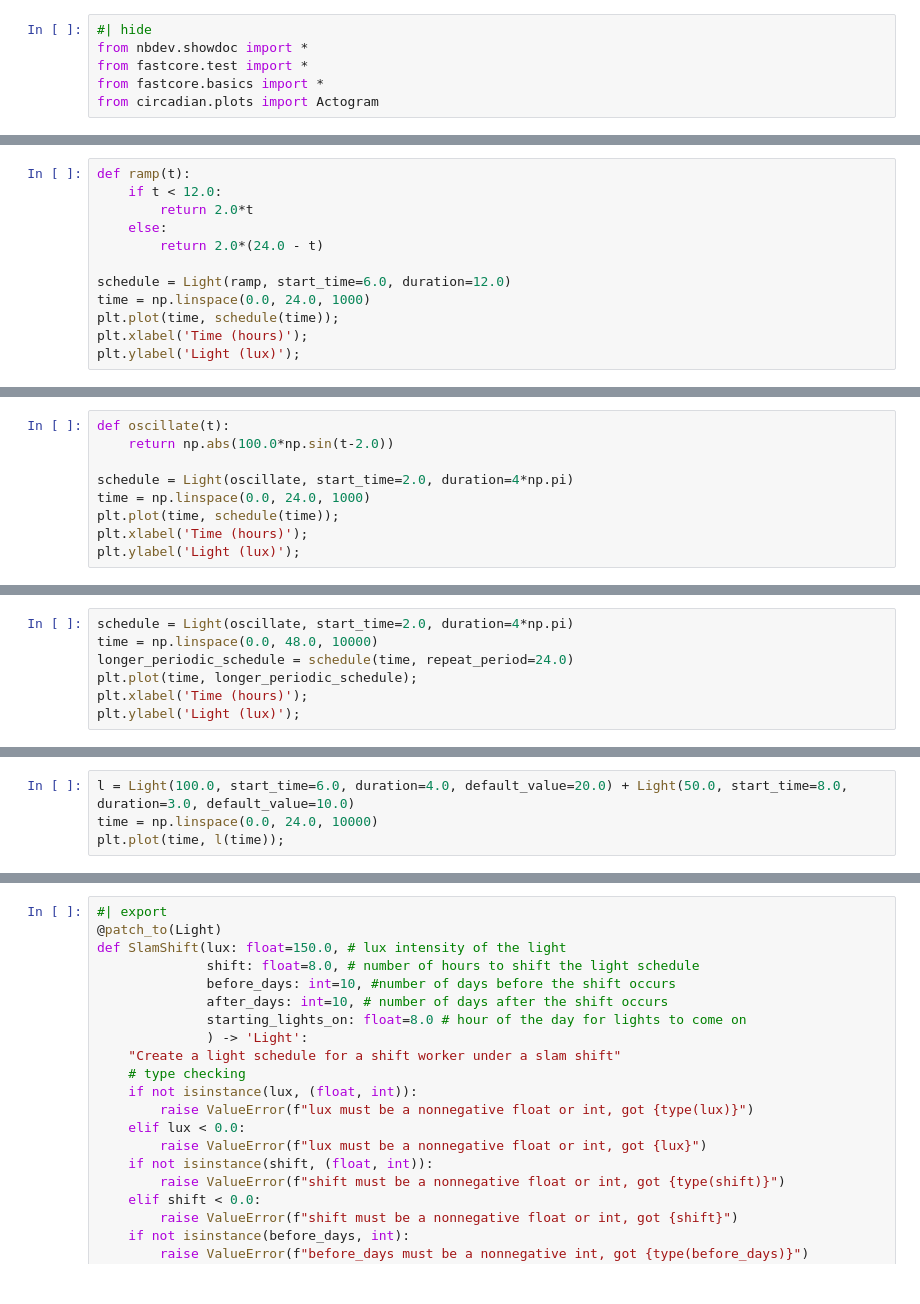
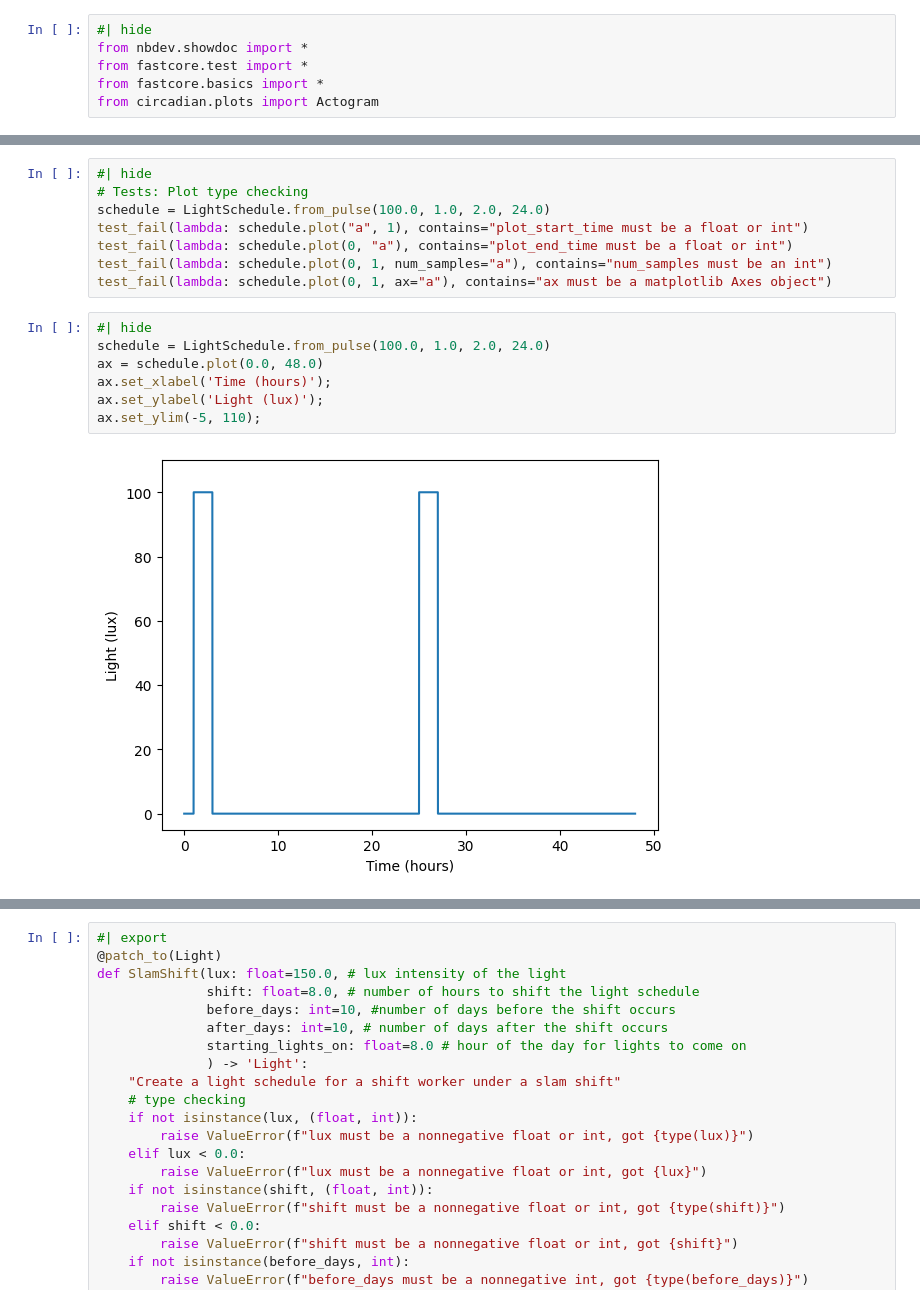
Before and after one commit to Arcascope/circadian, a Jupyter notebook: nbs/01_lights.ipynb, the cells around one changed output, grey strips where cells are left out. Drawn from its saved outputs; the diff is of its cells as text.

Commit message:
New name (LightSchedule) and implementation

```diff
--- a/nbs/01_lights.ipynb
+++ b/nbs/01_lights.ipynb
@@ -278,12 +12,0 @@ Additionally, we can create more complex light schedules by using a function for
-# %%
-def ramp(t):
-    if t < 12.0:
-        return 2.0*t
-    else:
-        return 2.0*(24.0 - t)
-
-schedule = Light(ramp, start_time=6.0, duration=12.0)
-time = np.linspace(0.0, 24.0, 1000)
-plt.plot(time, schedule(time));
-plt.xlabel('Time (hours)');
-plt.ylabel('Light (lux)');
@@ -294,9 +12,0 @@ or a light schedule that oscillates over a 12 hour period
-# %%
-def oscillate(t):
-    return np.abs(100.0*np.sin(t-2.0))
-
-schedule = Light(oscillate, start_time=2.0, duration=4*np.pi)
-time = np.linspace(0.0, 24.0, 1000)
-plt.plot(time, schedule(time));
-plt.xlabel('Time (hours)');
-plt.ylabel('Light (lux)');
@@ -307,7 +12,0 @@ For convenience, when evaluating our light schedule, we can specify a `repeat_pe
-# %%
-schedule = Light(oscillate, start_time=2.0, duration=4*np.pi)
-time = np.linspace(0.0, 48.0, 10000)
-longer_periodic_schedule = schedule(time, repeat_period=24.0)
-plt.plot(time, longer_periodic_schedule);
-plt.xlabel('Time (hours)');
-plt.ylabel('Light (lux)');
@@ -386,4 +12,0 @@ def __add__(self,
-# %%
-l = Light(100.0, start_time=6.0, duration=4.0, default_value=20.0) + Light(50.0, start_time=8.0, duration=3.0, default_value=10.0)
-time = np.linspace(0.0, 24.0, 10000)
-plt.plot(time, l(time));
@@ -671,0 +496,17 @@ test_fail(lambda: Light.ShiftWorkLight(days_on=0, days_off=0), contains="days_on
+# %%
+#| hide
+# Tests: Plot type checking
+schedule = LightSchedule.from_pulse(100.0, 1.0, 2.0, 24.0)
+test_fail(lambda: schedule.plot("a", 1), contains="plot_start_time must be a float or int")
+test_fail(lambda: schedule.plot(0, "a"), contains="plot_end_time must be a float or int")
+test_fail(lambda: schedule.plot(0, 1, num_samples="a"), contains="num_samples must be an int")
+test_fail(lambda: schedule.plot(0, 1, ax="a"), contains="ax must be a matplotlib Axes object")
+# %%
+#| hide
+schedule = LightSchedule.from_pulse(100.0, 1.0, 2.0, 24.0)
+ax = schedule.plot(0.0, 48.0)
+ax.set_xlabel('Time (hours)');
+ax.set_ylabel('Light (lux)');
+ax.set_ylim(-5, 110);
+# %% [output]
+[figure, added]
```
Also changed, not shown: parts of 79 cells of this notebook, 2 other files.
